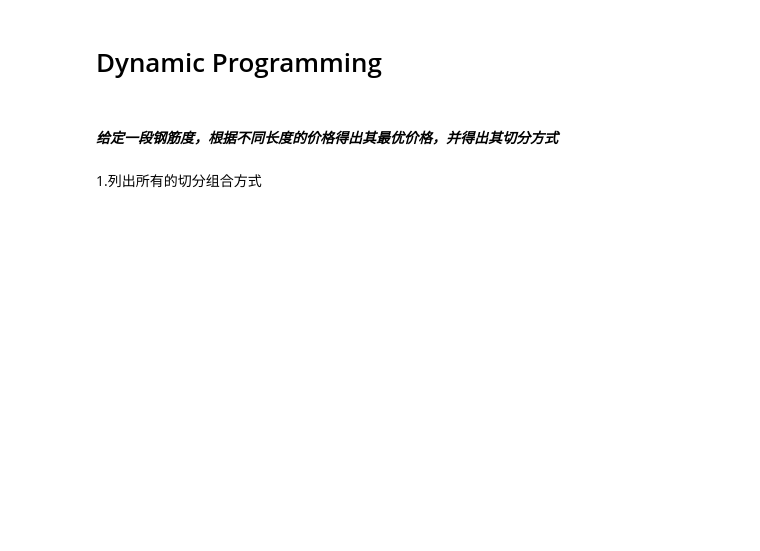
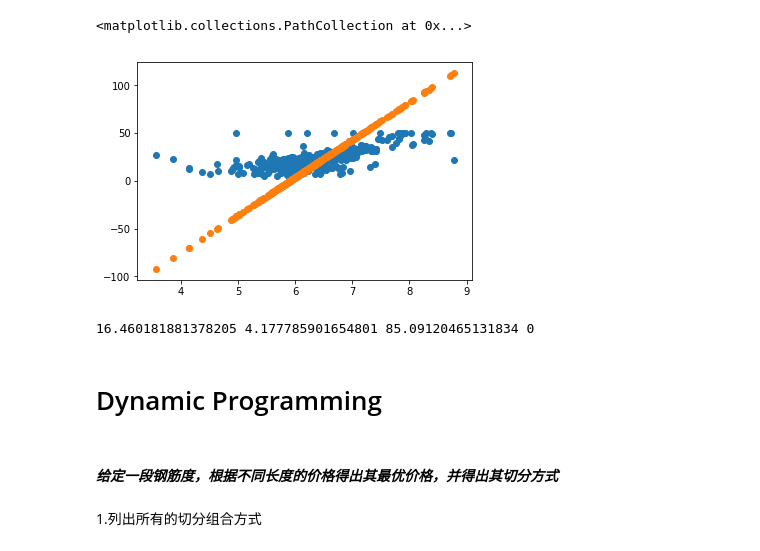
Before and after one commit to coder-leo-bian/Homework, a Jupyter notebook: homework03/lesson03_exercise.ipynb, the cells around one changed output. Drawn from its saved outputs; the diff is of its cells as text; code cells hidden in the pictures; blank space fills up the shorter version.

```diff
--- a/homework03/lesson03_exercise.ipynb
+++ b/homework03/lesson03_exercise.ipynb
@@ -94,0 +97,33 @@ inf
+# %%
+k_and_b = []
+def abs_get_k_and_b(times):
+    current_k = random.random() * 200 - 100
+    current_b = random.random() * 200 - 100
+    direction = {0: (+1, +1),
+                 1: (+1, -1),
+                 2: (-1, +1),
+                 3: (-1, -1)}
+    learn_rate = 10
+    letter_loss = 0
+    for asd in range(times):
+        y_hat = [prediction_price(current_k, current_b, i) for i in x]
+        loss_value = abs_loss(y, y_hat)
+        if not letter_loss or letter_loss > loss_value :
+            letter_loss = loss_value
+            if not k_and_b:
+                k_and_b.append(current_k)
+                k_and_b.append(current_b)
+            else:
+                k_and_b[0] = current_k
+                k_and_b[1] = current_b
+            print(current_k, current_b,letter_loss)
+            if asd == 0:
+                direction_key = random.choice([0, 1, 2, 3])
+                current_k += direction[direction_key][0] * learn_rate
+                current_b += direction[direction_key][1] * learn_rate
+        else:
+            choice_key = [0, 1, 2, 3]
+            choice_key.pop(direction_key)
+            direction_key = random.choice(choice_key)
+            current_k += direction[direction_key][0] * learn_rate
+            current_b += direction[direction_key][1] * learn_rate
@@ -94,0 +150,9 @@ inf
+# %%
+y_hat = [prediction_price(k_and_b[0], k_and_b[1], i) for i in x]
+# %%
+plt.Figure()
+plt.scatter(x, y)
+plt.scatter(x, y_hat)
+# %% [output]
+<matplotlib.collections.PathCollection at 0x...>
+[figure, added]
@@ -95,3 +189,7 @@ inf
+# %%
+gradient_descent_abs(1000)
+# %% [output]
+16.460181881378205 4.177785901654801 85.09120465131834 0
 # %% [markdown]
 # Dynamic Programming
 # %% [markdown]
```
Also changed, not shown: parts of 16 cells of this notebook.
